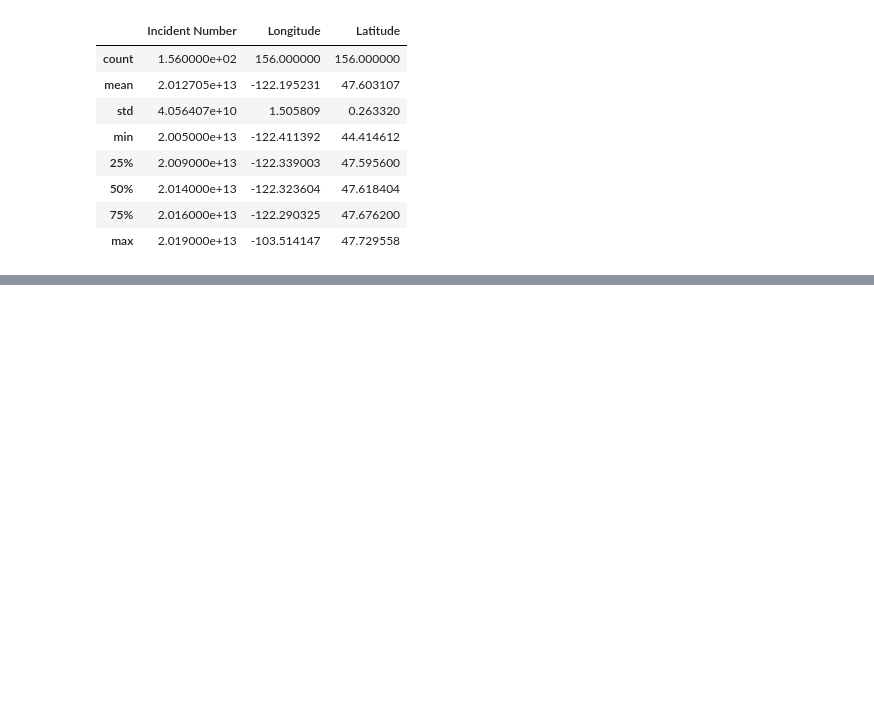
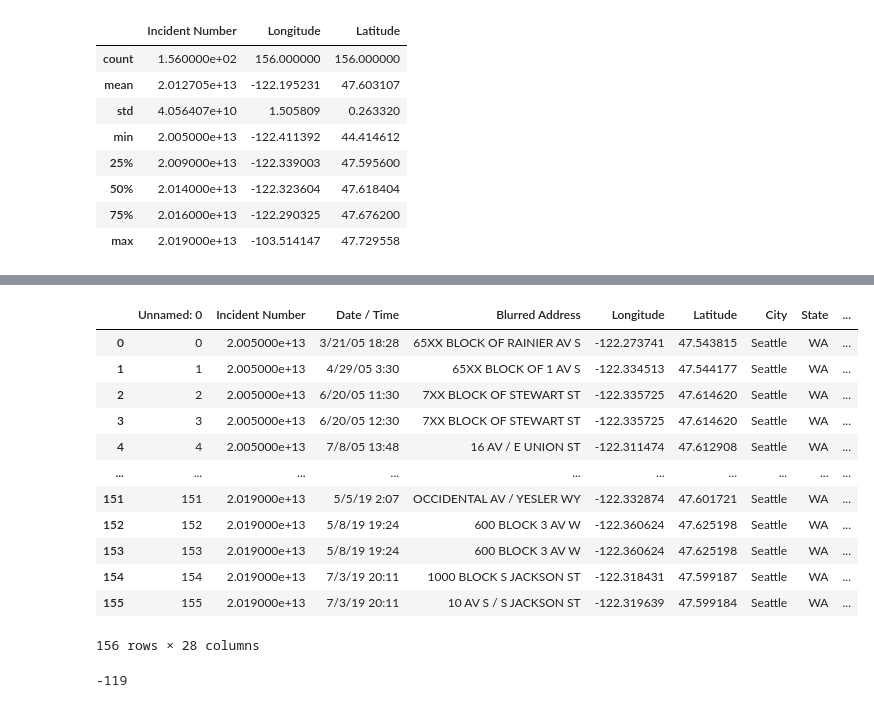
Before and after one commit to michelle14lee/Microsoft-X-PiE-Text-Analytics-Datathon-2020, a Jupyter notebook: EDA.ipynb, the cells around one changed output, grey strips where cells are left out. Cells and saved outputs as stored; diff of their text form; code cells hidden in the pictures; blank space fills up the shorter version.

```diff
--- a/EDA.ipynb
+++ b/EDA.ipynb
@@ -11,12 +13,6 @@ sns.set()
 import random
 
 random.seed(1234)
-
-pd.set_option('display.max_rows', 500)
-pd.set_option('display.max_columns', 500)
-pd.set_option('display.width', 1000)
-
-#pd.set_option('display.max_colwidth', -1)
 # %% [markdown]
 ### Import Azure Functions
 # %%
@@ -326,0 +378,22 @@ updated_data.head(3)
+# %%
+clean = pd.read_csv('updated_police_dataset.csv')
+#clean = clean.unique('Incident Number')
+clean
+# %% [output]
+|  | Unnamed: 0 | Incident Number | Date / Time | Blurred Address | Longitude | Latitude | City | State | ... |
+| 0 | 0 | 2.005000e+13 | 3/21/05 18:28 | 65XX BLOCK OF RAINIER AV S | -122.273741 | 47.543815 | Seattle | WA | ... |
+| 1 | 1 | 2.005000e+13 | 4/29/05 3:30 | 65XX BLOCK OF 1 AV S | -122.334513 | 47.544177 | Seattle | WA | ... |
+| 2 | 2 | 2.005000e+13 | 6/20/05 11:30 | 7XX BLOCK OF STEWART ST | -122.335725 | 47.614620 | Seattle | WA | ... |
+| 3 | 3 | 2.005000e+13 | 6/20/05 12:30 | 7XX BLOCK OF STEWART ST | -122.335725 | 47.614620 | Seattle | WA | ... |
+| 4 | 4 | 2.005000e+13 | 7/8/05 13:48 | 16 AV / E UNION ST | -122.311474 | 47.612908 | Seattle | WA | ... |
+| ... | ... | ... | ... | ... | ... | ... | ... | ... | ... |
+| 151 | 151 | 2.019000e+13 | 5/5/19 2:07 | OCCIDENTAL AV / YESLER WY | -122.332874 | 47.601721 | Seattle | WA | ... |
+| 152 | 152 | 2.019000e+13 | 5/8/19 19:24 | 600 BLOCK 3 AV W | -122.360624 | 47.625198 | Seattle | WA | ... |
+| 153 | 153 | 2.019000e+13 | 5/8/19 19:24 | 600 BLOCK 3 AV W | -122.360624 | 47.625198 | Seattle | WA | ... |
+| 154 | 154 | 2.019000e+13 | 7/3/19 20:11 | 1000 BLOCK S JACKSON ST | -122.318431 | 47.599187 | Seattle | WA | ... |
+| 155 | 155 | 2.019000e+13 | 7/3/19 20:11 | 10 AV S / S JACKSON ST | -122.319639 | 47.599184 | Seattle | WA | ... |
+156 rows × 28 columns
+# %%
+min(clean['Time Difference (minutes)'])
+# %% [output]
+-119
```
Also changed, not shown: parts of 64 cells of this notebook.
